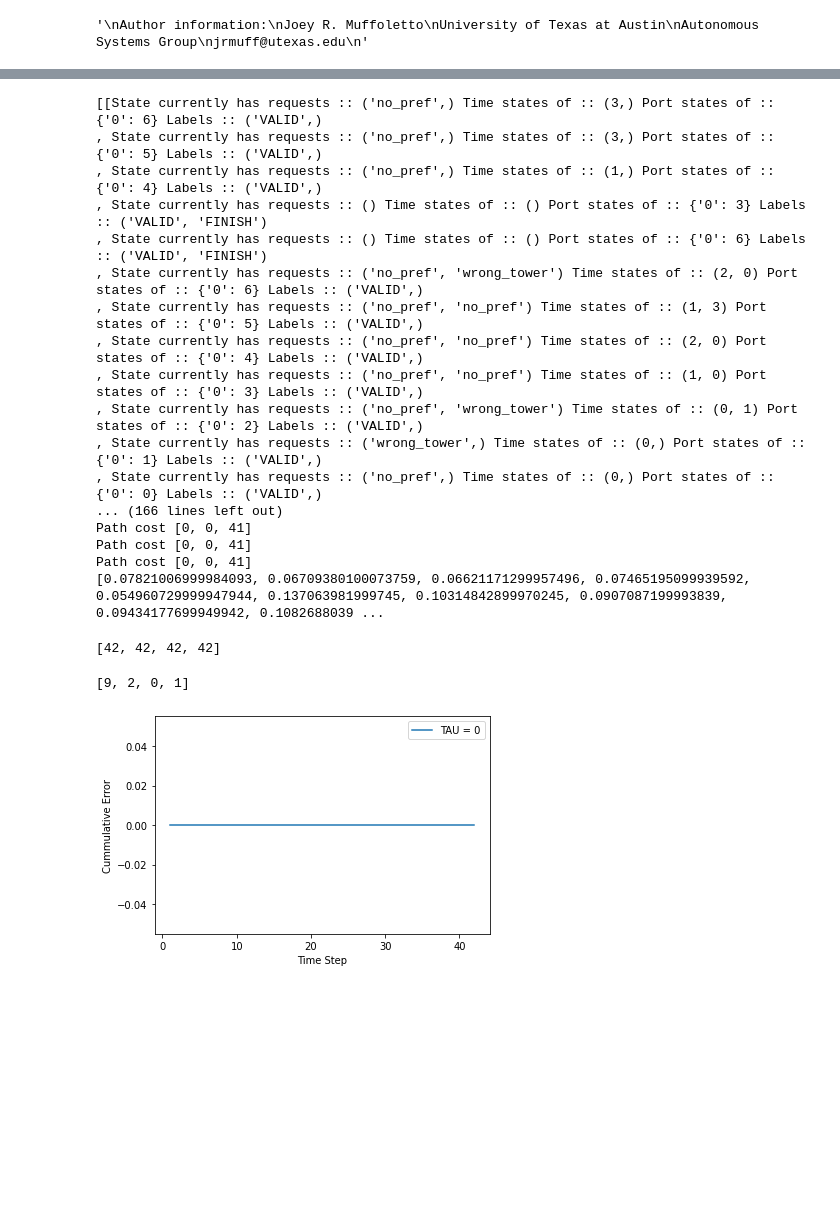
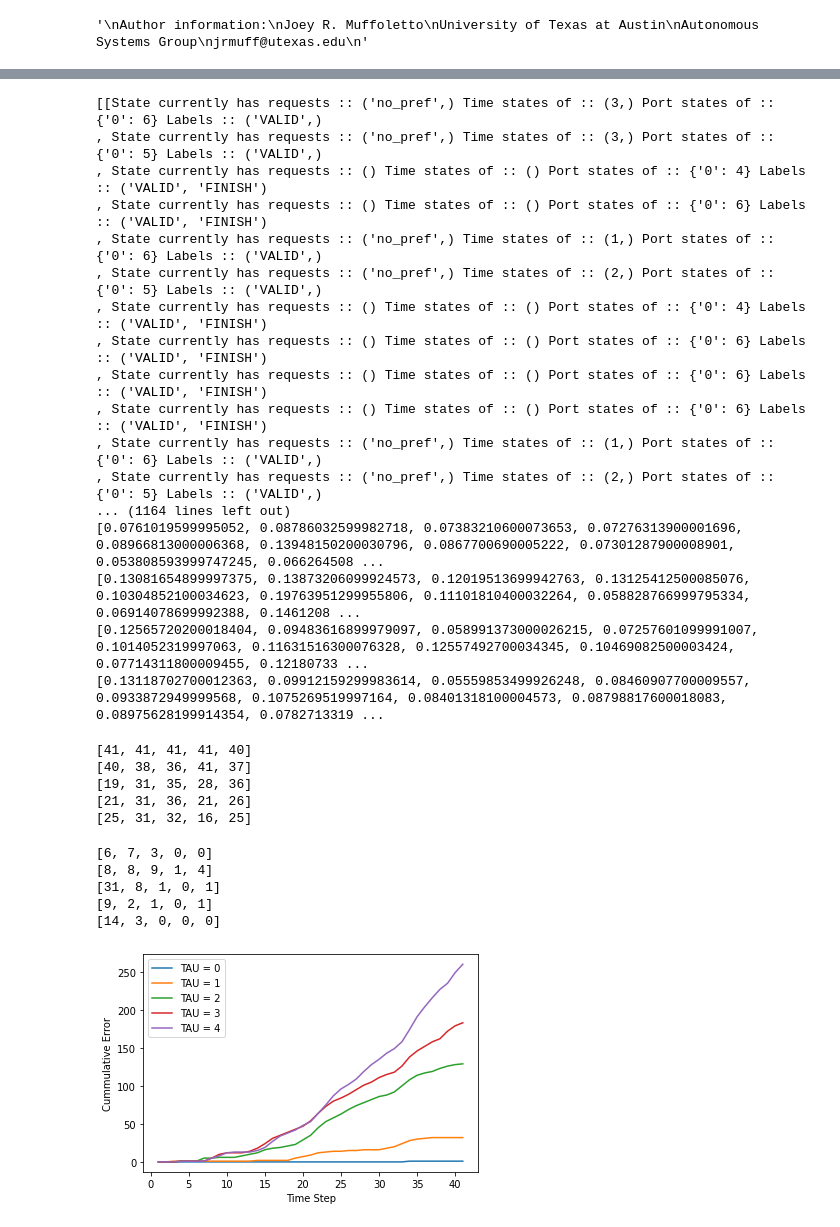
Before and after one commit to JoeMuff999/UAM-Planning-Toolkit, a Jupyter notebook: realtime_data_collection.ipynb, the cells around one changed output, grey strips where cells are left out. Drawn from its saved outputs; the diff is of its cells as text; code cells hidden in the pictures; blank space fills up the shorter version.

```diff
--- a/realtime_data_collection.ipynb
+++ b/realtime_data_collection.ipynb
@@ -23,8 +23,8 @@ manager configurations
 
 traffic test globals
 '''
-NUM_TOWERS = 4
-TAU_MAX = 1
+NUM_TOWERS = 5
+TAU_MAX = 5
 TAU = 0
 
 LOW_TRAFFIC_MULTIPLIER = 1
@@ -192,21 +193,21 @@ for timings in timing_info:
 # %% [output]
 [[State currently has requests :: ('no_pref',) Time states of :: (3,) Port states of :: {'0': 6} Labels :: ('VALID',)
 , State currently has requests :: ('no_pref',) Time states of :: (3,) Port states of :: {'0': 5} Labels :: ('VALID',)
-, State currently has requests :: ('no_pref',) Time states of :: (1,) Port states of :: {'0': 4} Labels :: ('VALID',)
-, State currently has requests :: () Time states of :: () Port states of :: {'0': 3} Labels :: ('VALID', 'FINISH')
+, State currently has requests :: () Time states of :: () Port states of :: {'0': 4} Labels :: ('VALID', 'FINISH')
 , State currently has requests :: () Time states of :: () Port states of :: {'0': 6} Labels :: ('VALID', 'FINISH')
-, State currently has requests :: ('no_pref', 'wrong_tower') Time states of :: (2, 0) Port states of :: {'0': 6} Labels :: ('VALID',)
-, State currently has requests :: ('no_pref', 'no_pref') Time states of :: (1, 3) Port states of :: {'0': 5} Labels :: ('VALID',)
-, State currently has requests :: ('no_pref', 'no_pref') Time states of :: (2, 0) Port states of :: {'0': 4} Labels :: ('VALID',)
-, State currently has requests :: ('no_pref', 'no_pref') Time states of :: (1, 0) Port states of :: {'0': 3} Labels :: ('VALID',)
-, State currently has requests :: ('no_pref', 'wrong_tower') Time states of :: (0, 1) Port states of :: {'0': 2} Labels :: ('VALID',)
-, State currently has requests :: ('wrong_tower',) Time states of :: (0,) Port states of :: {'0': 1} Labels :: ('VALID',)
-, State currently has requests :: ('no_pref',) Time states of :: (0,) Port states of :: {'0': 0} Labels :: ('VALID',)
-... (166 lines left out)
-Path cost [0, 0, 41]
-Path cost [0, 0, 41]
-Path cost [0, 0, 41]
-[0.07821006999984093, 0.06709380100073759, 0.06621171299957496, 0.07465195099939592, 0.054960729999947944, 0.137063981999745, 0.10314842899970245, 0.0907087199993839, 0.09434177699949942, 0.1082688039 ...
+, State currently has requests :: ('no_pref',) Time states of :: (1,) Port states of :: {'0': 6} Labels :: ('VALID',)
+, State currently has requests :: ('no_pref',) Time states of :: (2,) Port states of :: {'0': 5} Labels :: ('VALID',)
+, State currently has requests :: () Time states of :: () Port states of :: {'0': 4} Labels :: ('VALID', 'FINISH')
+, State currently has requests :: () Time states of :: () Port states of :: {'0': 6} Labels :: ('VALID', 'FINISH')
+, State currently has requests :: () Time states of :: () Port states of :: {'0': 6} Labels :: ('VALID', 'FINISH')
+, State currently has requests :: () Time states of :: () Port states of :: {'0': 6} Labels :: ('VALID', 'FINISH')
+, State currently has requests :: ('no_pref',) Time states of :: (1,) Port states of :: {'0': 6} Labels :: ('VALID',)
+, State currently has requests :: ('no_pref',) Time states of :: (2,) Port states of :: {'0': 5} Labels :: ('VALID',)
+... (1164 lines left out)
+[0.0761019599995052, 0.08786032599982718, 0.07383210600073653, 0.07276313900001696, 0.08966813000006368, 0.13948150200030796, 0.0867700690005222, 0.07301287900008901, 0.053808593999747245, 0.066264508 ...
+[0.13081654899997375, 0.13873206099924573, 0.12019513699942763, 0.13125412500085076, 0.10304852100034623, 0.19763951299955806, 0.11101810400032264, 0.058828766999795334, 0.06914078699992388, 0.1461208 ...
+[0.12565720200018404, 0.09483616899979097, 0.058991373000026215, 0.07257601099991007, 0.1014052319997063, 0.11631516300076328, 0.12557492700034345, 0.10469082500003424, 0.07714311800009455, 0.12180733 ...
+[0.13118702700012363, 0.09912159299983614, 0.05559853499926248, 0.08460907700009557, 0.0933872949999568, 0.1075269519997164, 0.08401318100004573, 0.08798817600018083, 0.08975628199914354, 0.0782713319 ...
 # %%
 '''
 data buffer for mvp output
@@ -233,7 +234,11 @@ mvp_output_per_tower_per_tau_copy = copy.deepcopy(mvp_output_per_tower_per_tau)
 # for timings in timing_info:
 #     print(timings)
 # %% [output]
-[42, 42, 42, 42]
+[41, 41, 41, 41, 40]
+[40, 38, 36, 41, 37]
+[19, 31, 35, 28, 36]
+[21, 31, 36, 21, 26]
+[25, 31, 32, 16, 25]
 # %%
 '''
 calculating heuristic cost
@@ -248,35 +253,40 @@ for tau,completed in enumerate(completed_states):
 for heuristic_cost in heurstic_cost_per_tau:
     print(heuristic_cost)
 # %% [output]
-[9, 2, 0, 1]
+[6, 7, 3, 0, 0]
+[8, 8, 9, 1, 4]
+[31, 8, 1, 0, 1]
+[9, 2, 1, 0, 1]
+[14, 3, 0, 0, 0]
 # %%
 '''
 More data processing
 '''
 # sum up the negative costs for the tower (get total expiration value)
 cost_per_tau_over_time = [[] for i in range(TAU_MAX)]
 for index,tau in enumerate(completed_states):
     sum_cost = 0
     for time_step in range(len(completed_states[0][0])):
         for tower in tau:
             for expiration in tower[time_step].time_vector:
                 if expiration < 0:
-                    sum_cost -= expiration
+#                     sum_cost -= expiration
+                    sum_cost +=1
         cost_per_tau_over_time[index].append(sum_cost)
 cost_per_tau_over_time = cost_per_tau_over_time[:5]
 '''
 first plot:
 cummulative expiration cost vs. time step
 label with periods of high traffic and low traffic
 do a line per tau
 '''
 import matplotlib.pyplot as plt
 x = [i+1 for i in range(len(completed_states[0][0]))]
 for tau_num, tau in enumerate(cost_per_tau_over_time):
     plt.plot(x, tau, label = "TAU = " + str(tau_num))
 plt.legend()
 plt.xlabel('Time Step')
 plt.ylabel('Cummulative Error')
 plt.show()
 # %% [output]
-[figure, old version]
+[figure, new version]
```
Also changed, not shown: parts of 2 cells of this notebook, 3 other files.
